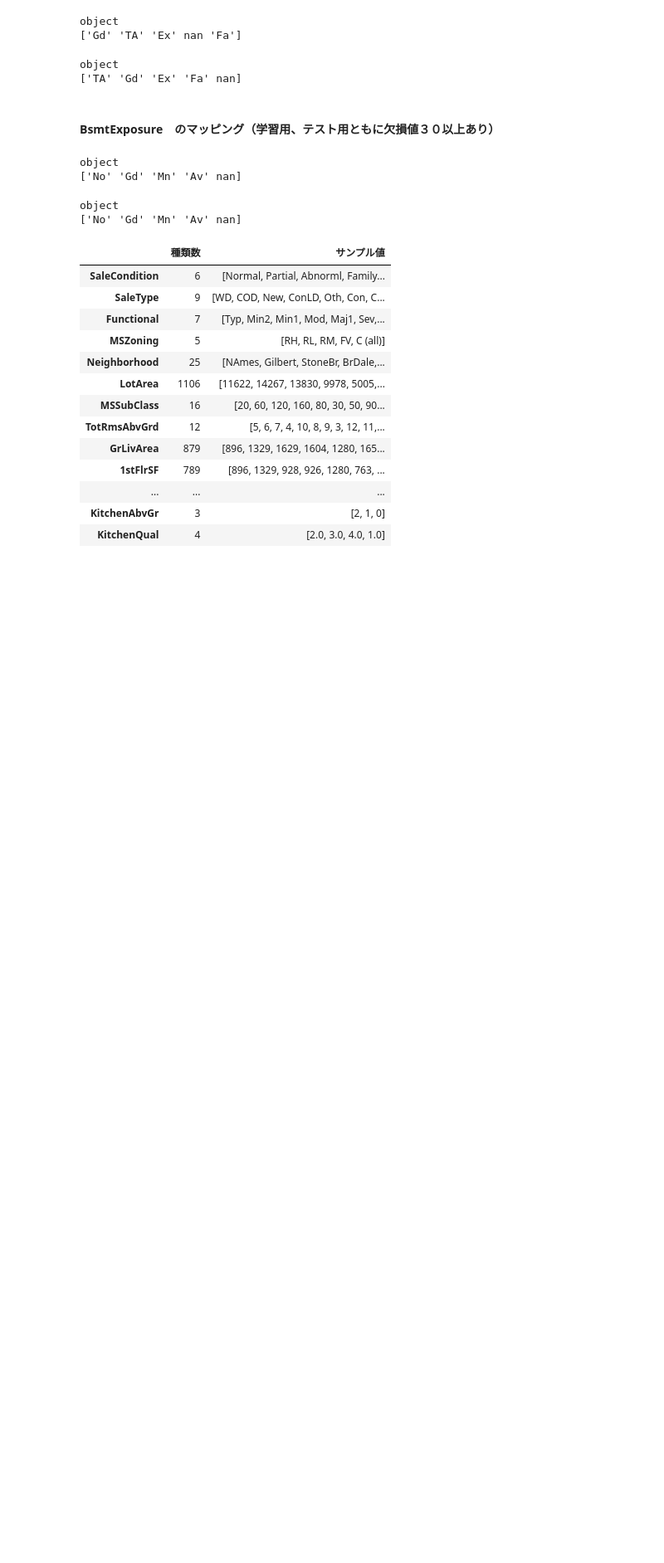
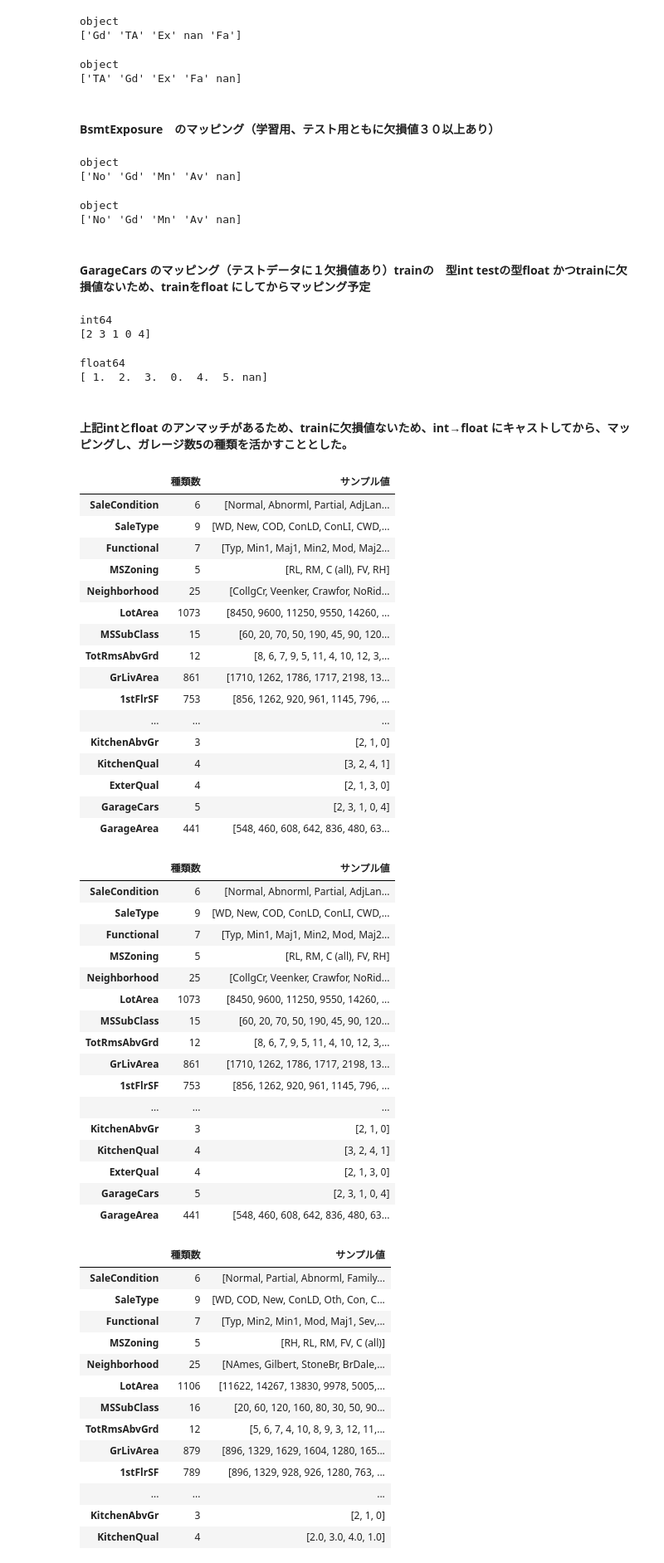
Before and after one commit to TAKUSHIone/test, a Jupyter notebook: house-price-r7-07-12.ipynb, the cells around one changed output. Shown at 83% size. Drawn from its saved outputs; the diff is of its cells as text; code cells hidden in the pictures; blank space fills up the shorter version.

```diff
--- a/house-price-r7-07-12.ipynb
+++ b/house-price-r7-07-12.ipynb
@@ -602,5 +602,71 @@ x_test['BsmtExposure'] = x_test['BsmtExposure'].map(BsmtExposure_order)
 # %%
 x_train_backup0711_3 = x_train.copy()
 x_test_backup0711_3 = x_test.copy()
+# %% [markdown]
+#### GarageCars のマッピング（テストデータに１欠損値あり）trainの　型int testの型float かつtrainに欠損値ないため、trainをfloat にしてからマッピング予定
+# %%
+###学習用データの型と値の種類を確認する
+print(x_train['GarageCars'].dtype)
+print(x_train['GarageCars'].unique())
+# %% [output]
+int64
+[2 3 1 0 4]
+# %%
+###学習用データの型と値の種類を確認する
+print(x_test['GarageCars'].dtype)
+print(x_test['GarageCars'].unique())
+# %% [output]
+float64
+[ 1.  2.  3.  0.  4.  5. nan]
+# %% [markdown]
+#### 上記intとfloat のアンマッチがあるため、trainに欠損値ないため、int→float にキャストしてから、マッピングし、ガレージ数5の種類を活かすこととした。
+# %%
+#pandas のデフォルト表示幅制限を解除↓
+#学習用データの種類数 現状
+summary = pd.DataFrame({
+    '種類数': [x_train[col].nunique(dropna=True) for col in features],
+    'サンプル値': [x_train[col].dropna().unique()[:13] for col in features]  # 最大5種表示
+}, index=features)
+
+with pd.option_context('display.max_colwidth', None):
+    display(summary)
+
+
+summary
+# %% [output]
+|  | 種類数 | サンプル値 |
+| SaleCondition | 6 | [Normal, Abnorml, Partial, AdjLan... |
+| SaleType | 9 | [WD, New, COD, ConLD, ConLI, CWD,... |
+| Functional | 7 | [Typ, Min1, Maj1, Min2, Mod, Maj2... |
+| MSZoning | 5 | [RL, RM, C (all), FV, RH] |
+| Neighborhood | 25 | [CollgCr, Veenker, Crawfor, NoRid... |
+| LotArea | 1073 | [8450, 9600, 11250, 9550, 14260, ... |
+| MSSubClass | 15 | [60, 20, 70, 50, 190, 45, 90, 120... |
+| TotRmsAbvGrd | 12 | [8, 6, 7, 9, 5, 11, 4, 10, 12, 3,... |
+| GrLivArea | 861 | [1710, 1262, 1786, 1717, 2198, 13... |
+| 1stFlrSF | 753 | [856, 1262, 920, 961, 1145, 796, ... |
+| ... | ... | ... |
+| KitchenAbvGr | 3 | [2, 1, 0] |
+| KitchenQual | 4 | [3, 2, 4, 1] |
+| ExterQual | 4 | [2, 1, 3, 0] |
+| GarageCars | 5 | [2, 3, 1, 0, 4] |
+| GarageArea | 441 | [548, 460, 608, 642, 836, 480, 63... |
+|  | 種類数 | サンプル値 |
+| SaleCondition | 6 | [Normal, Abnorml, Partial, AdjLan... |
+| SaleType | 9 | [WD, New, COD, ConLD, ConLI, CWD,... |
+| Functional | 7 | [Typ, Min1, Maj1, Min2, Mod, Maj2... |
+| MSZoning | 5 | [RL, RM, C (all), FV, RH] |
+| Neighborhood | 25 | [CollgCr, Veenker, Crawfor, NoRid... |
+| LotArea | 1073 | [8450, 9600, 11250, 9550, 14260, ... |
+| MSSubClass | 15 | [60, 20, 70, 50, 190, 45, 90, 120... |
+| TotRmsAbvGrd | 12 | [8, 6, 7, 9, 5, 11, 4, 10, 12, 3,... |
+| GrLivArea | 861 | [1710, 1262, 1786, 1717, 2198, 13... |
+| 1stFlrSF | 753 | [856, 1262, 920, 961, 1145, 796, ... |
+| ... | ... | ... |
+| KitchenAbvGr | 3 | [2, 1, 0] |
+| KitchenQual | 4 | [3, 2, 4, 1] |
+| ExterQual | 4 | [2, 1, 3, 0] |
+| GarageCars | 5 | [2, 3, 1, 0, 4] |
+| GarageArea | 441 | [548, 460, 608, 642, 836, 480, 63... |
 # %%
 #pandas のデフォルト表示幅制限を解除↓
```
Also changed, not shown: parts of 12 cells of this notebook.
